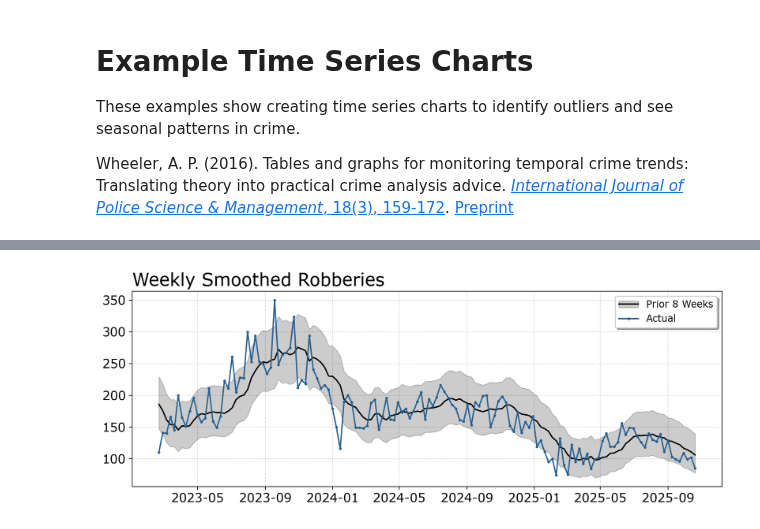
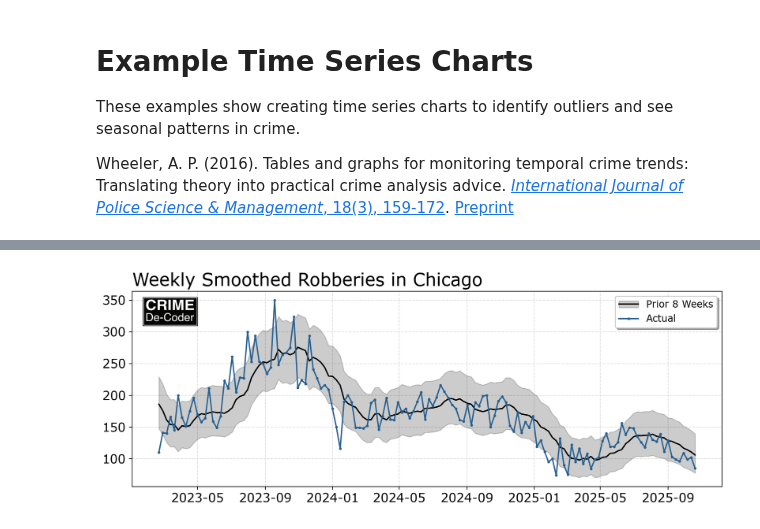
Before and after one commit to apwheele/crimepy, a Jupyter notebook: notebooks/TimeSeriesCharts.ipynb, the cells around one changed output, grey strips where cells are left out. Saved outputs shown, nothing was run; the diff lists cells and outputs as text; code cells hidden in the pictures.

```diff
--- a/notebooks/TimeSeriesCharts.ipynb
+++ b/notebooks/TimeSeriesCharts.ipynb
@@ -38,10 +38,11 @@ res_rob.head(2).T
 # %%
 # Week Charts
 week_rob = time.weekly_data(res_rob,'ReportDate')
-time.week_chart(week_rob,title='Weekly Smoothed Robberies',legend_loc='upper right',
-                max_weeks=140)
+fig, ax = time.week_chart(week_rob,title='Weekly Smoothed Robberies in Chicago',legend_loc='upper right',
+                max_weeks=140,file='return')
+add_logo(ax,loc=[-0.01,0.82], size=0.15)
 # %% [output]
-[figure, old version]
+[figure, new version]
 # %%
 # Monthly chart
 month_rob = time.monthly_data(res_rob,'ReportDate')
```
Also changed, not shown: parts of 8 cells of this notebook.
